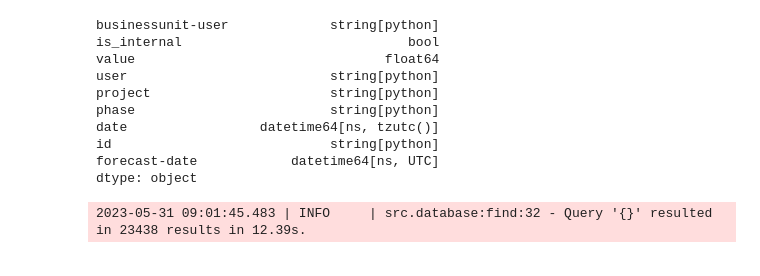
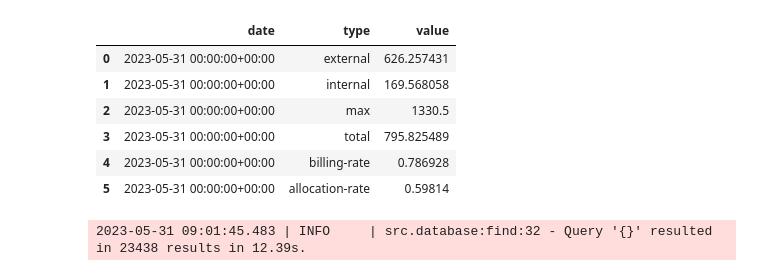
Before and after one commit to vreima/tie-dashboard, a Jupyter notebook: testing-notebook.ipynb, the cells around one changed output. Saved outputs shown, nothing was run; the diff lists cells and outputs as text; code cells hidden in the pictures.

```diff
--- a/testing-notebook.ipynb
+++ b/testing-notebook.ipynb
@@ -37,0 +90,5 @@ src.severa.fetch.group_sum(["user"], df[df["user"] == ville])
+# %%
+g["total"] = g["external"] + g["internal"]
+g["billing-rate"] = g["external"] / g["total"]
+g["allocation-rate"] = g["total"] / g["max"]
+g
@@ -38,16 +98,13 @@ src.severa.fetch.group_sum(["user"], df[df["user"] == ville])
 # %%
-df.dtypes
+g.melt(id_vars=["date"])
 # %% [output]
-businessunit-user             string[python]
-is_internal                             bool
-value                                float64
-user                          string[python]
-project                       string[python]
-phase                         string[python]
-date                 datetime64[ns, tzutc()]
-id                            string[python]
-forecast-date            datetime64[ns, UTC]
-dtype: object
+|  | date | type | value |
+| 0 | 2023-05-31 00:00:00+00:00 | external | 626.257431 |
+| 1 | 2023-05-31 00:00:00+00:00 | internal | 169.568058 |
+| 2 | 2023-05-31 00:00:00+00:00 | max | 1330.5 |
+| 3 | 2023-05-31 00:00:00+00:00 | total | 795.825489 |
+| 4 | 2023-05-31 00:00:00+00:00 | billing-rate | 0.786928 |
+| 5 | 2023-05-31 00:00:00+00:00 | allocation-rate | 0.59814 |
 # %%
 from dotenv import load_dotenv
 
```
Also changed, not shown: parts of 6 cells of this notebook, 4 other files.
